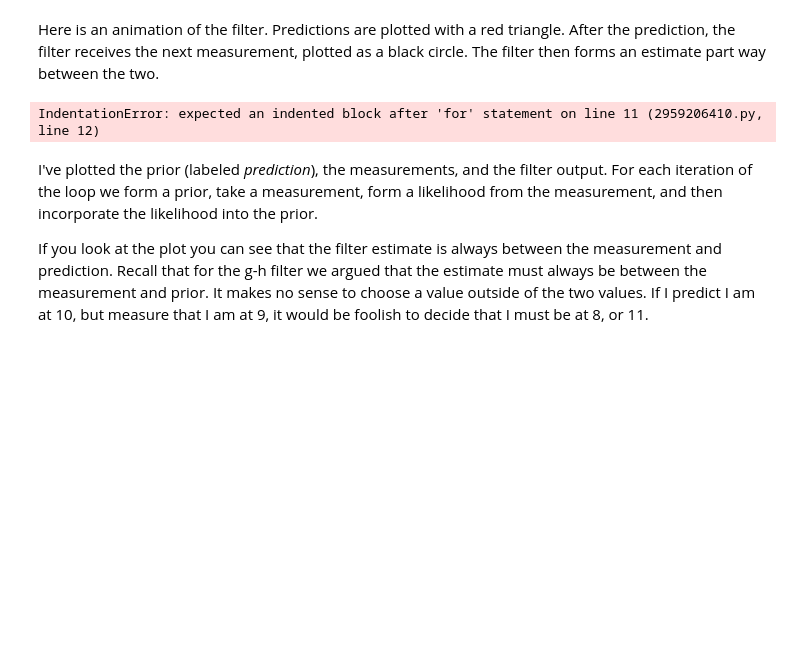
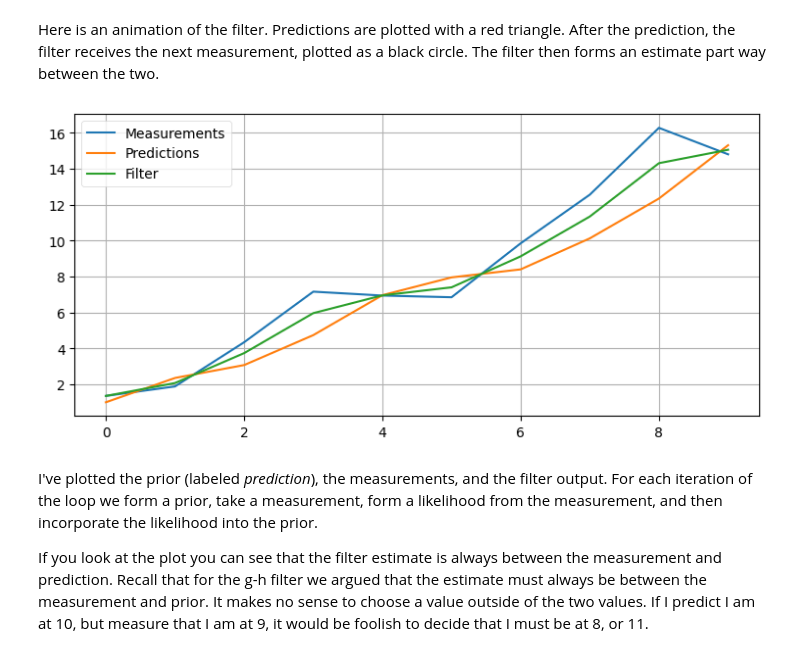
Before and after one commit to Poshehon/Kalman-and-Bayesian-Filters-in-Python, a Jupyter notebook: 04-One-Dimensional-Kalman-Filters.ipynb, the cells around one changed output. Cells and saved outputs as stored; diff of their text form; code cells hidden in the pictures; blank space fills up the shorter version.

```diff
--- a/04-One-Dimensional-Kalman-Filters.ipynb
+++ b/04-One-Dimensional-Kalman-Filters.ipynb
@@ -317,9 +325,9 @@ In the update step of the Kalman filter we are not combining two measurements, b
 
 Let's look at that. I'll create a fairly inaccurate prior of $\mathcal N(8.5, 1.5)$ and a more accurate measurement of $\mathcal N(10.2, 0.5).$ By "accurate" I mean the sensor variance is smaller than the prior's variance, not that I somehow know that the dog is closer to 10.2 than 8.5. Next I'll plot the reverse relationship: an accurate prior of $\mathcal N(8.5, 0.5)$ and a inaccurate measurement of $\mathcal N(10.2, 1.5)$.
 # %%
-prior, z = gaussian(8.5, 1.5), gaussian(10.2, 0.5)
+prior, z = Gaussian(8.5, 1.5), Gaussian(10.2, 0.5)
 plot_products(prior, z)
 
-prior, z = gaussian(8.5, 0.5), gaussian(10.2, 1.5)
+prior, z = Gaussian(8.5, 0.5), Gaussian(10.2, 1.5)
 plot_products(prior, z)
 # %% [output]
@@ -361,10 +369,10 @@ np.random.seed(13)
 process_var = 1. # variance in the dog's movement
 sensor_var = 2. # variance in the sensor
 
-x = gaussian(0., 20.**2)  # dog's position, N(0, 20**2)
+x = Gaussian(0., 20.**2)  # dog's position, N(0, 20**2)
 velocity = 1
 dt = 1. # time step in seconds
-process_model = gaussian(velocity*dt, process_var) # displacement to add to x
+process_model = Gaussian(velocity*dt, process_var) # displacement to add to x
 
 # simulate dog and get measurements
 dog = DogSimulation(
@@ -384,7 +392,7 @@ print('     x      var\t\t  z\t    x      var')
 # perform Kalman filter on measurement z
 for z in zs:
     prior = predict(x, process_model)
-    likelihood = gaussian(z, sensor_var)
+    likelihood = Gaussian(z, sensor_var)
     x = update(prior, likelihood)
 
     kf_internal.print_gh(prior, x, z)
@@ -411,43 +419,28 @@ actual final position:     14.838
 # %% [markdown]
 Here is an animation of the filter. Predictions are plotted with a red triangle. After the prediction, the filter receives the next measurement, plotted as a black circle. The filter then forms an estimate part way between the two.
 # %%
-from kf_book import book_plots as book_plots
-from ipywidgets.widgets import IntSlider
-
 from kf_book import book_plots as book_plots
 from ipywidgets.widgets import IntSlider
 # save output in these lists for plotting
 xs, predictions = [], []
-process_model = gaussian(velocity, process_var)
+process_model = Gaussian(velocity, process_var)
 # perform Kalman filter
-x = gaussian(0., 20.**2)
+x = Gaussian(0., 20.**2)
 for z in zs:
     prior = predict(x, process_model)
-    likelihood = gaussian(z, sensor_var)
+    likelihood = Gaussian(z, sensor_var)
     x = update(prior, likelihood)
-# save results
-predictions.append(prior.mean)
-xs.append(x.mean)
-def plot_filter(step):
-plt.cla()
-step -= 1
-i = step // 3 + 1
-book_plots.plot_predictions(predictions[:i])
-if step % 3 == 0:
-book_plots.plot_measurements(zs[:i-1])
-book_plots.plot_filter(xs[:i-1])
-elif step % 3 == 1:
-book_plots.plot_measurements(zs[:i])
-book_plots.plot_filter(xs[:i-1])
-else:
-book_plots.plot_measurements(zs[:i])
-book_plots.plot_filter(xs[:i])
-plt.xlim(-1, 10)
-plt.ylim(0, 20)
-plt.legend(loc=2);
-interact(plot_filter, step=IntSlider(value=1, min=1, max=len(predictions)*3));
+    # save results
+    predictions.append(prior.mean)
+    xs.append(x.mean)
+
+plt.plot(zs, label='Measurements')
+plt.plot(predictions, label='Predictions')
+plt.plot(xs, label='Filter')
+plt.legend()
+plt.show()
 # %% [output]
-IndentationError: expected an indented block after 'for' statement on line 11 (2959206410.py, line 12)
+[figure, added]
 # %% [markdown]
 I've plotted the prior (labeled *prediction*), the measurements, and the filter output. For each iteration of the loop we form a prior, take a measurement, form a likelihood from the measurement, and then incorporate the likelihood into the prior.
 
```
Also changed, not shown: parts of 30 cells of this notebook, 23 other files.
